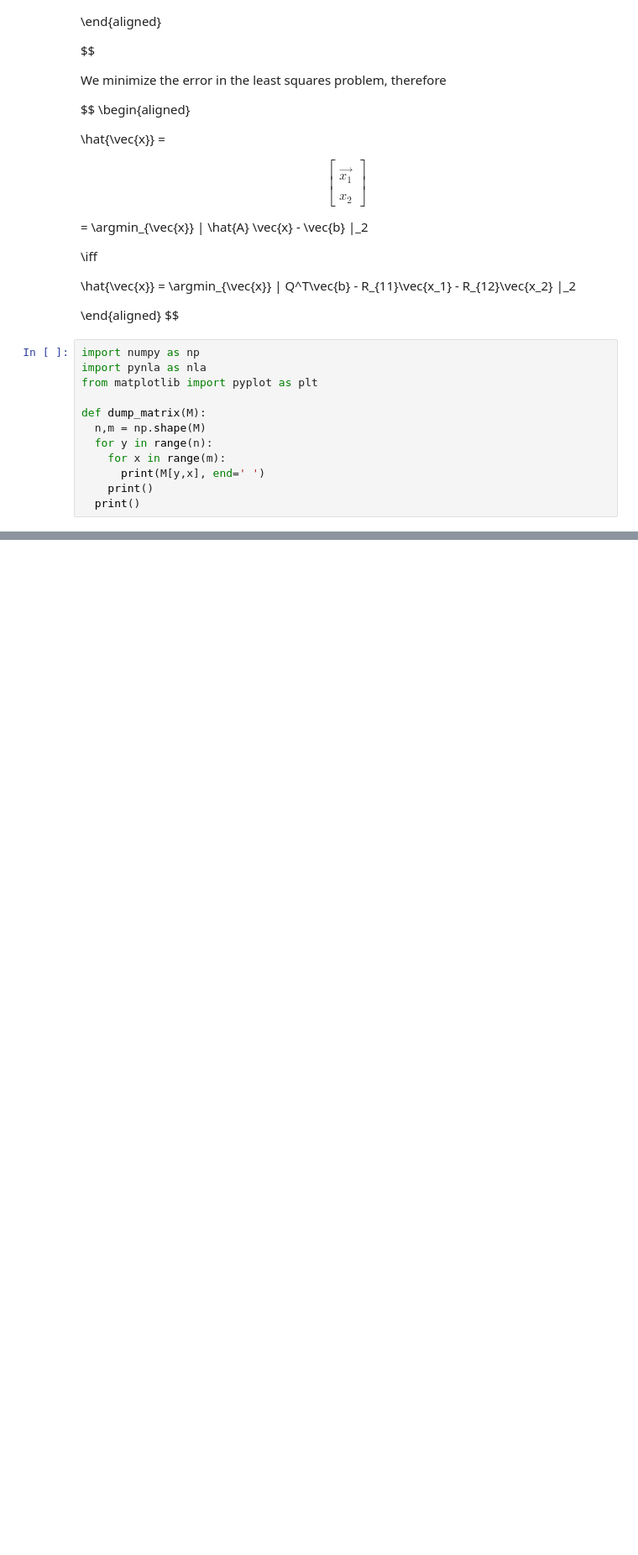
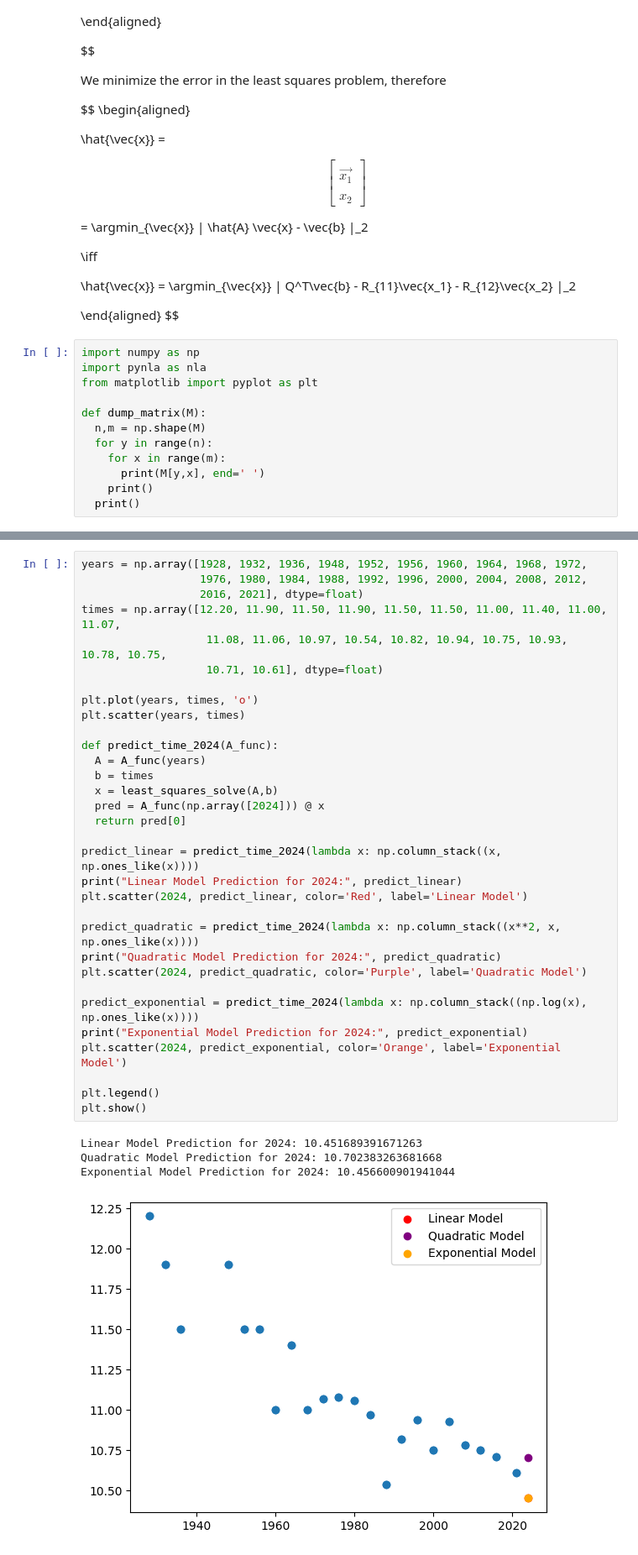
Before and after one commit to ajumpa/NumericalAlgorithms, a Jupyter notebook: QRFact/QRFact.ipynb, the cells around one changed output, grey strips where cells are left out. Shown at 84% size. Saved outputs shown, nothing was run; the diff lists cells and outputs as text; blank space fills up the shorter version.

```diff
--- a/QRFact/QRFact.ipynb
+++ b/QRFact/QRFact.ipynb
@@ -247,0 +367,37 @@ plt.colorbar(axis[4].imshow(R5, cmap='jet'), ax=axis[4])
+# %%
+years = np.array([1928, 1932, 1936, 1948, 1952, 1956, 1960, 1964, 1968, 1972,
+                  1976, 1980, 1984, 1988, 1992, 1996, 2000, 2004, 2008, 2012,
+                  2016, 2021], dtype=float)
+times = np.array([12.20, 11.90, 11.50, 11.90, 11.50, 11.50, 11.00, 11.40, 11.00, 11.07,
+                   11.08, 11.06, 10.97, 10.54, 10.82, 10.94, 10.75, 10.93, 10.78, 10.75,
+                   10.71, 10.61], dtype=float)
+
+plt.plot(years, times, 'o')
+plt.scatter(years, times)
+
+def predict_time_2024(A_func):
+  A = A_func(years)
+  b = times
+  x = least_squares_solve(A,b)
+  pred = A_func(np.array([2024])) @ x
+  return pred[0]
+
+predict_linear = predict_time_2024(lambda x: np.column_stack((x, np.ones_like(x))))
+print("Linear Model Prediction for 2024:", predict_linear)
+plt.scatter(2024, predict_linear, color='Red', label='Linear Model')
+
+predict_quadratic = predict_time_2024(lambda x: np.column_stack((x**2, x, np.ones_like(x))))
+print("Quadratic Model Prediction for 2024:", predict_quadratic)
+plt.scatter(2024, predict_quadratic, color='Purple', label='Quadratic Model')
+
+predict_exponential = predict_time_2024(lambda x: np.column_stack((np.log(x), np.ones_like(x))))
+print("Exponential Model Prediction for 2024:", predict_exponential)
+plt.scatter(2024, predict_exponential, color='Orange', label='Exponential Model')
+
+plt.legend()
+plt.show()
+# %% [output]
+Linear Model Prediction for 2024: 10.451689391671263
+Quadratic Model Prediction for 2024: 10.702383263681668
+Exponential Model Prediction for 2024: 10.456600901941044
+[figure, added]
```
Also changed, not shown: parts of 15 cells of this notebook, 7 other files.
